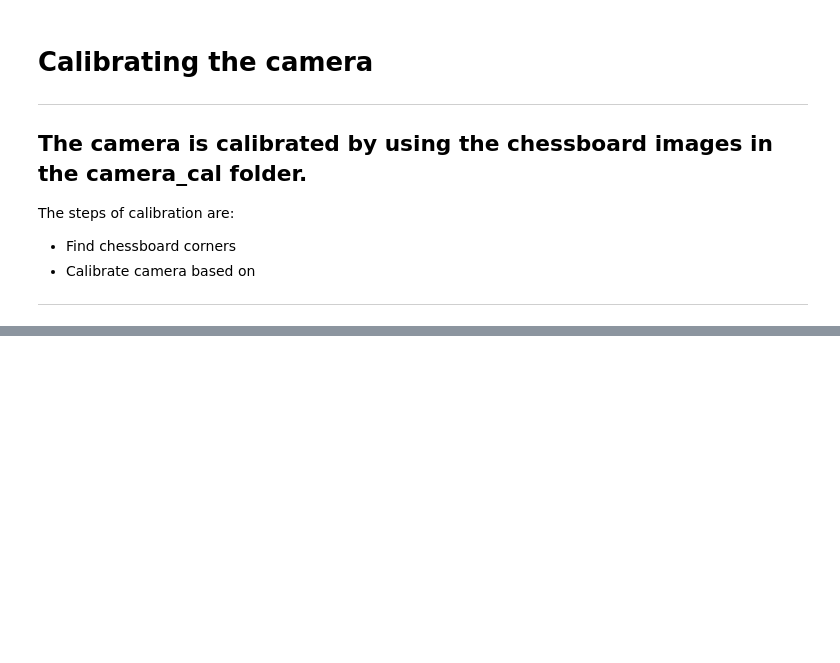
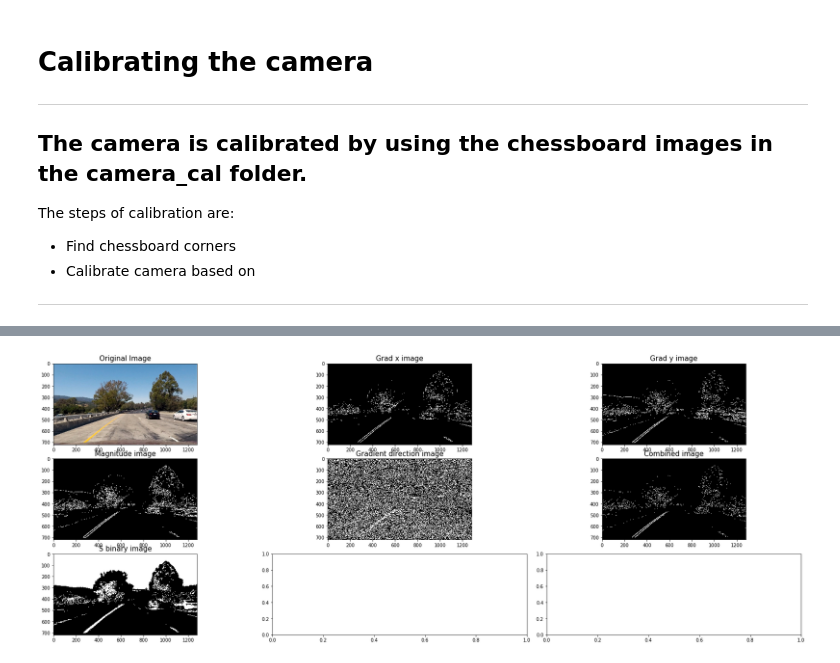
Before and after one commit to iceabella/Advanced-Lane-Finding, a Jupyter notebook: AdvancedLaneLines.ipynb, the cells around one changed output, grey strips where cells are left out. Cells and saved outputs as stored; diff of their text form; code cells hidden in the pictures; blank space fills up the shorter version.

```diff
--- a/AdvancedLaneLines.ipynb
+++ b/AdvancedLaneLines.ipynb
@@ -98,0 +208,54 @@ ax2.set_title('Undistorted Image', fontsize=30)
+# %%
+# Perform combined thresholding
+
+
+# Choose a Sobel kernel size
+ksize = 3 # Choose a larger odd number to smooth gradient measurements
+
+# Read in an image
+img = mpimg.imread('test_images/test1.jpg')
+
+# Perform image undistortion
+image = cv2.undistort(img, mtx, dist, None, mtx)
+
+# Convert image to chosen colour spaces
+gray = cv2.cvtColor(image,cv2.COLOR_RGB2GRAY)
+HLS = cv2.cvtColor(image,cv2.COLOR_RGB2HLS)
+S = HLS[:,:,2]
+
+# Apply each of the thresholding functions
+gradx = abs_sobel_thresh(gray, orient='x', sobel_kernel=ksize, thresh=(30,100))
+grady = abs_sobel_thresh(gray, orient='y', sobel_kernel=ksize, thresh=(30, 100))
+mag_binary = mag_thresh(gray, sobel_kernel=ksize, mag_thresh=(30, 100))
+dir_binary = dir_threshold(gray, sobel_kernel=ksize, thresh=(0.7, 1.3))
+s_binary = binary_S(S,(90,255))
+gradx = abs_sobel_thresh(S, orient='x', sobel_kernel=ksize, thresh=(30,100))
+grady = abs_sobel_thresh(S, orient='y', sobel_kernel=ksize, thresh=(30,100))
+mag_binary = mag_thresh(S, sobel_kernel=ksize, mag_thresh=(30,100))
+dir_binary = dir_threshold(S, sobel_kernel=ksize, thresh=(0.7, 1.3))
+
+# Combine thresholding functions
+combined = np.zeros_like(dir_binary)
+combined[((gradx == 1) & (grady == 1)) | ((mag_binary == 1) & (dir_binary == 1))] = 1
+
+# Plot the result
+f, axes = plt.subplots(3, 3, figsize=(24, 9))
+f.tight_layout()
+axes[0,0].imshow(image)
+axes[0,0].set_title('Original Image', fontsize=15)
+axes[0,1].imshow(gradx, cmap='gray')
+axes[0,1].set_title('Grad x image', fontsize=15)
+axes[0,2].imshow(grady,cmap='gray')
+axes[0,2].set_title('Grad y image',fontsize=15)
+axes[1,0].imshow(mag_binary,cmap='gray')
+axes[1,0].set_title('Magnitude image',fontsize=15)
+axes[1,1].imshow(dir_binary,cmap='gray')
+axes[1,1].set_title('Gradient direction image',fontsize=15)
+axes[1,2].imshow(combined,cmap='gray')
+axes[1,2].set_title('Combined image',fontsize=15)
+axes[2,0].imshow(s_binary,cmap='gray')
+axes[2,0].set_title('S binary image',fontsize=15)
+plt.subplots_adjust(left=0., right=1, top=0.9, bottom=0.)
+plt.show()
+# %% [output]
+[figure, added]
```
Also changed, not shown: parts of 9 cells of this notebook, 2 other files.
